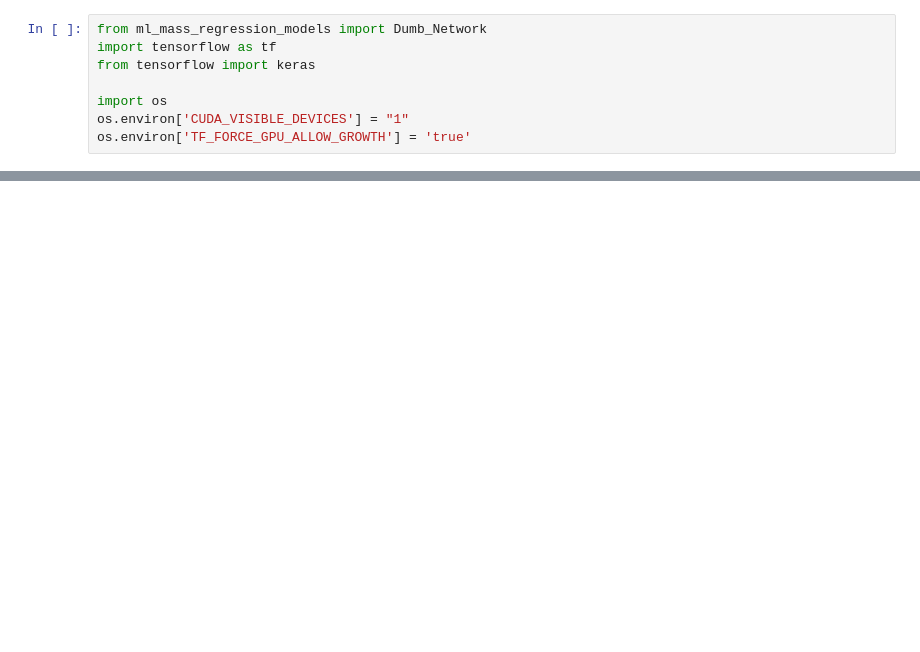
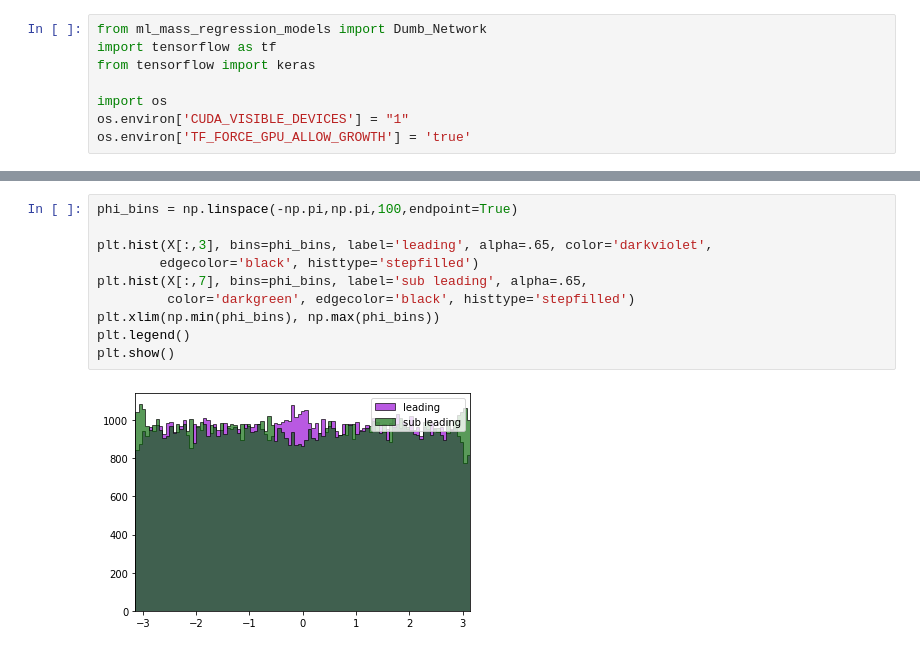
Before and after one commit to russbate42/HH4B_Mass_Regression, a Jupyter notebook: mass_regression/mass_regression.ipynb, the cells around one changed output, grey strips where cells are left out. Drawn from its saved outputs; the diff is of its cells as text; blank space fills up the shorter version.

```diff
--- a/mass_regression/mass_regression.ipynb
+++ b/mass_regression/mass_regression.ipynb
@@ -259,0 +304,12 @@ Epoch 10/10
+# %%
+phi_bins = np.linspace(-np.pi,np.pi,100,endpoint=True)
+
+plt.hist(X[:,3], bins=phi_bins, label='leading', alpha=.65, color='darkviolet',
+        edgecolor='black', histtype='stepfilled')
+plt.hist(X[:,7], bins=phi_bins, label='sub leading', alpha=.65,
+         color='darkgreen', edgecolor='black', histtype='stepfilled')
+plt.xlim(np.min(phi_bins), np.max(phi_bins))
+plt.legend()
+plt.show()
+# %% [output]
+[figure, added]
```
Also changed, not shown: parts of 36 cells of this notebook.
